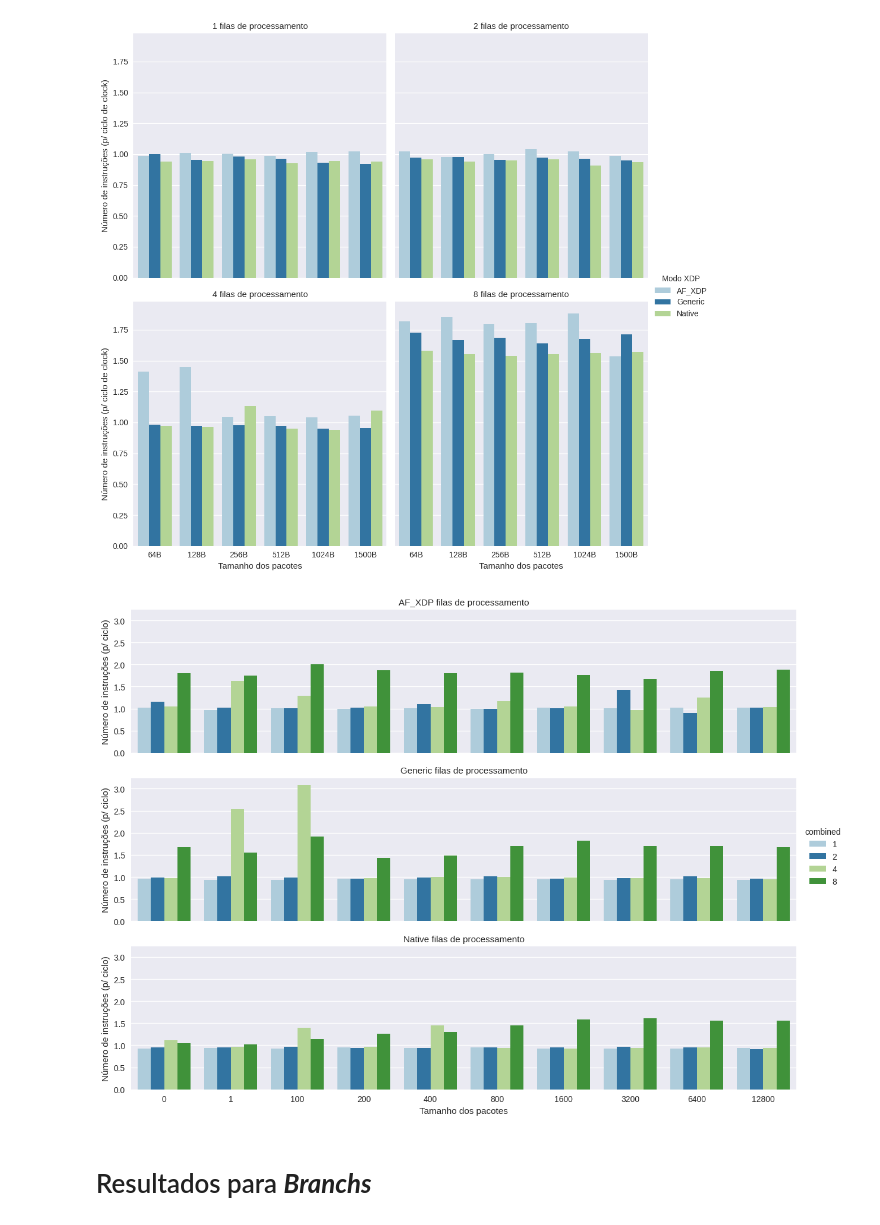
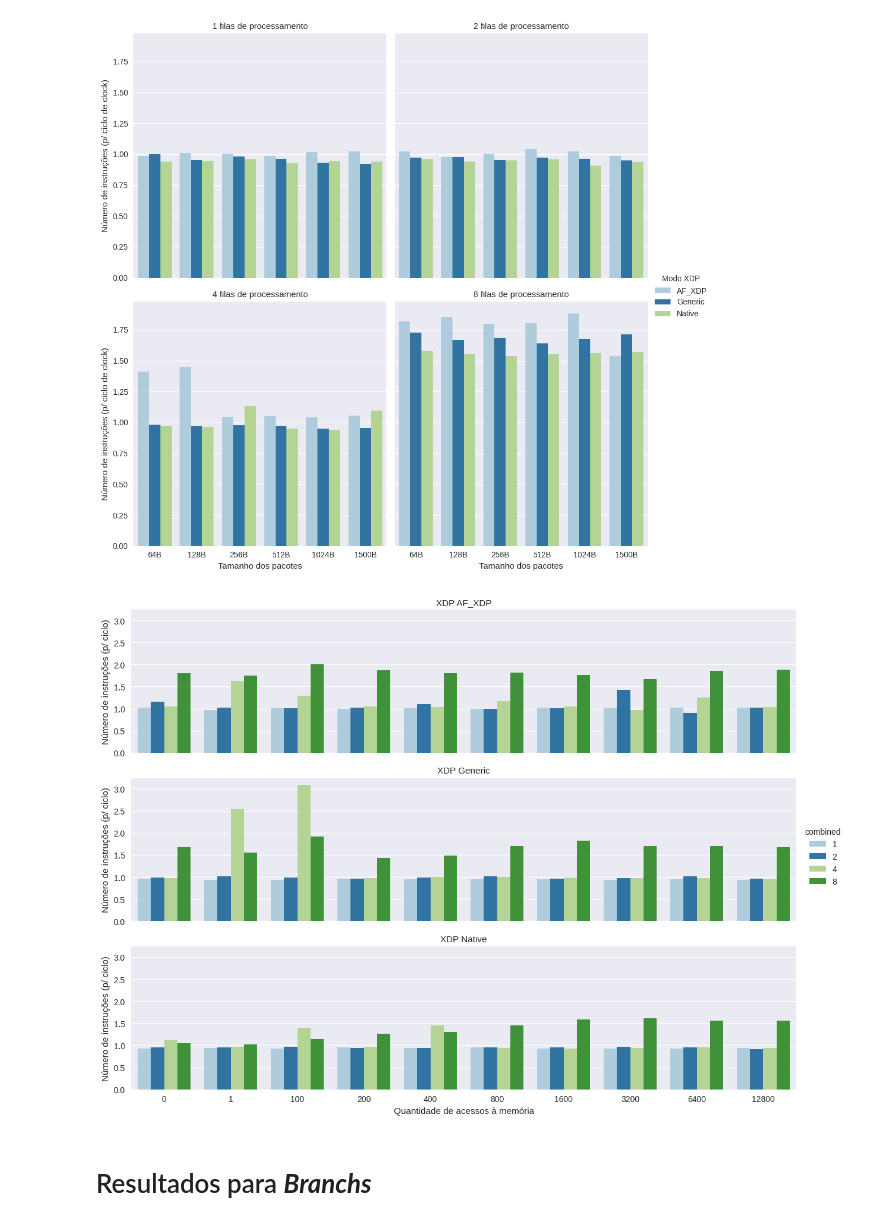
Before and after one commit to igor-capeletti/tcc_eBPF_XDP, a Jupyter notebook: scripts/python/gera_graficos_instrucoes_e_branchs.ipynb, the cells around one changed output. Cells and saved outputs as stored; diff of their text form; code cells hidden in the pictures.

```diff
--- a/scripts/python/gera_graficos_instrucoes_e_branchs.ipynb
+++ b/scripts/python/gera_graficos_instrucoes_e_branchs.ipynb
@@ -148,42 +140,36 @@ grafico.savefig(f'{raiz}/instrucoes_{hue}_x_{eixo_x}@alg_{algoritmo}{format_imag
 # %%
 #
 
 packet_size= 1024
-#hook_ebpf= 'xdpgeneric'
-#hook_ebpf= 'xdpdrv'
-#hook_ebpf= 'af_xdp'
 
 eixo_x= 'algoritmo'
 eixo_y= 'instructions'
 hue= 'hook_ebpf'
 
 plt.rc('figure', figsize=(5, 5))
 df_perf= df_perf.sort_values(by=[eixo_x,hue,'combined'], ascending=True)       #ordena dados com os valores do eixo x
 
 df= df_perf.copy()
 df['instructions']= df['instructions']/1000000
-#df= df[df.algoritmo == algoritmo]                #filtra por algoritmo especifico
-#df= df[df.combined == combined]                  #filtra por quantidade de filas TX/RX especifica
 df= df[df.packet_size == packet_size]            #filtra por tamanho de pacote especifico
-#df= df[df.hook_ebpf == hook_ebpf]                #filtra por modo XDP especifico
 df= df[[eixo_x, eixo_y, hue, 'combined']]
 df = df.rename(columns={'hook_ebpf': 'Modo XDP'})
 
 
 df.index= range(len(df))
 grafico = sns.catplot(
     data=df, x=eixo_x, y=eixo_y,
     col='Modo XDP', hue='combined',
     kind="bar", palette='Paired', col_wrap=1,
     height= 3, aspect=12/3
 )
 grafico.set_ylabels("Número de instruções (p/ ciclo)")
-grafico.set_xlabels("Tamanho dos pacotes")
-grafico.set_titles("{col_name} filas de processamento")
+grafico.set_xlabels("Quantidade de acessos à memória")
+grafico.set_titles("XDP {col_name}")
 
-#grafico.savefig(f'{raiz}/instrucoes_{hue}_x_{eixo_x}@alg_{algoritmo}{format_imagens}')
+grafico.savefig(f'{raiz}/instrucoes_{hue}_x_{eixo_x}@packet_size_{packet_size}{format_imagens}')
 # %% [output]
-[figure, old version]
+[figure, new version]
 # %% [markdown]
 # Resultados para ***Branchs***
 # %% [markdown]
```
Also changed, not shown: parts of 1 cell of this notebook, 2 other files.
